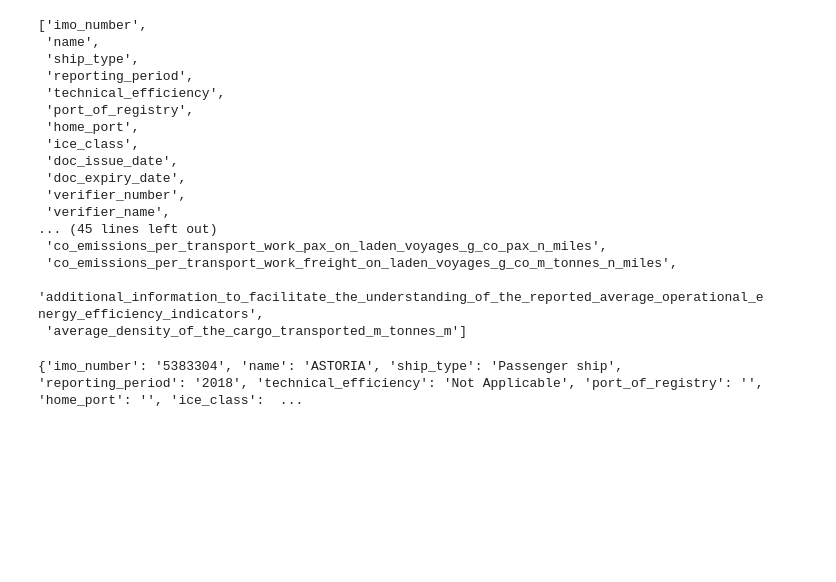
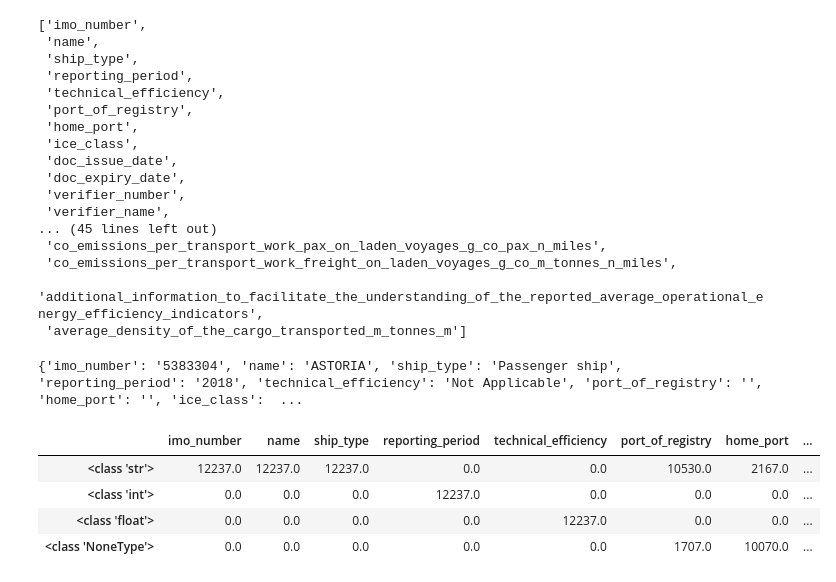
Before and after one commit to chrismlittle123/shipping-api, a Jupyter notebook: Shipping API.ipynb, the cells around one changed output. Saved outputs shown, nothing was run; the diff lists cells and outputs as text; code cells hidden in the pictures; blank space fills up the shorter version.

```diff
--- a/Shipping API.ipynb
+++ b/Shipping API.ipynb
@@ -245,3 +245,16 @@ converted_data = convert_csv_to_dictionaries(csv_content)
 print(converted_data[0])
 # %% [output]
 {'imo_number': '5383304', 'name': 'ASTORIA', 'ship_type': 'Passenger ship', 'reporting_period': '2018', 'technical_efficiency': 'Not Applicable', 'port_of_registry': '', 'home_port': '', 'ice_class':  ...
+# %%
+    with open("inspection.json", "r") as file:
+        content = json.load(file)
+# %%
+df = pd.DataFrame(content)
+# %%
+df.applymap(type).apply(pd.value_counts).fillna(0)
+# %% [output]
+|  | imo_number | name | ship_type | reporting_period | technical_efficiency | port_of_registry | home_port | ... |
+| <class 'str'> | 12237.0 | 12237.0 | 12237.0 | 0.0 | 0.0 | 10530.0 | 2167.0 | ... |
+| <class 'int'> | 0.0 | 0.0 | 0.0 | 12237.0 | 0.0 | 0.0 | 0.0 | ... |
+| <class 'float'> | 0.0 | 0.0 | 0.0 | 0.0 | 12237.0 | 0.0 | 0.0 | ... |
+| <class 'NoneType'> | 0.0 | 0.0 | 0.0 | 0.0 | 0.0 | 1707.0 | 10070.0 | ... |
```
Also changed, not shown: 3 other files.
